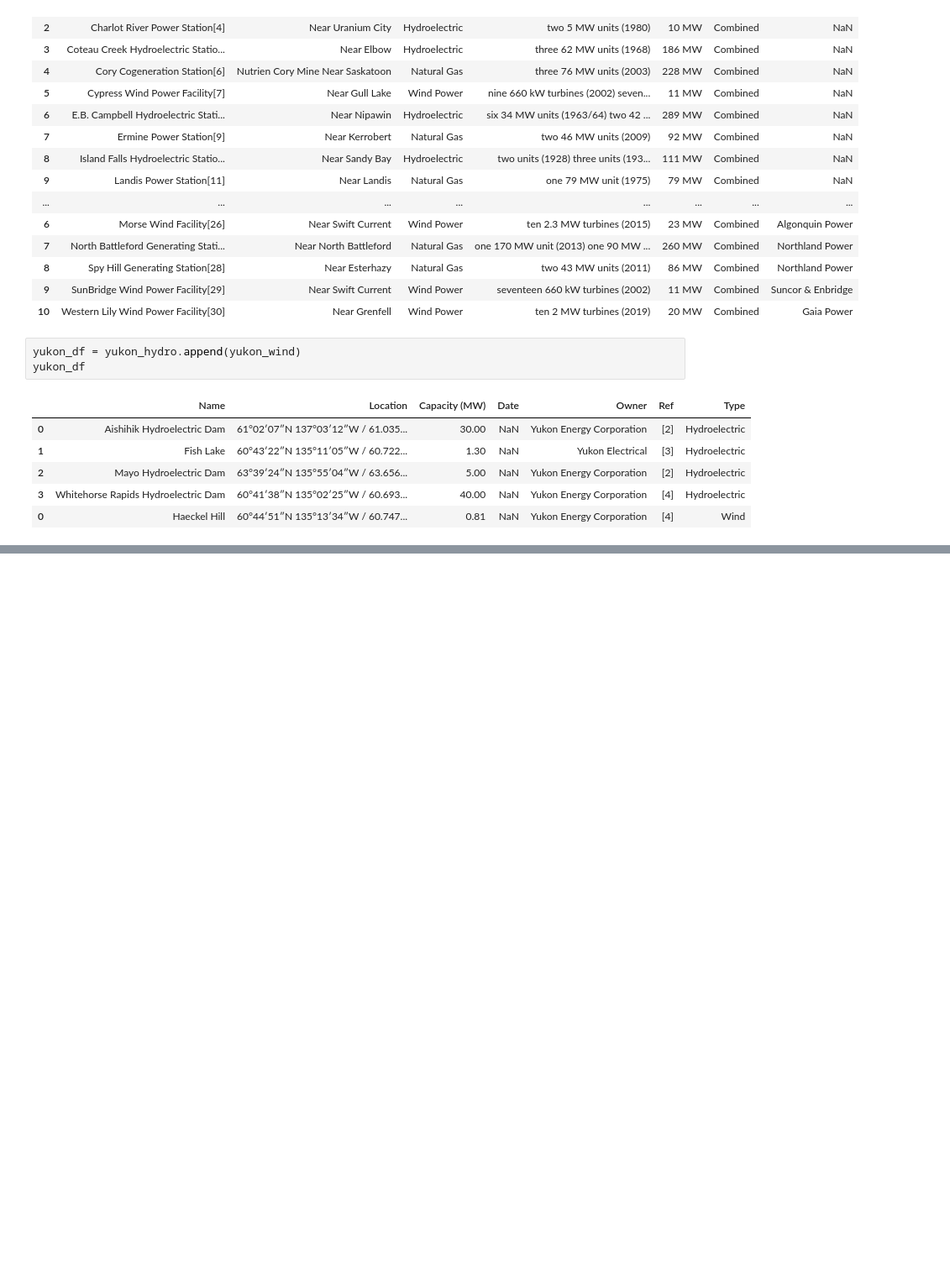
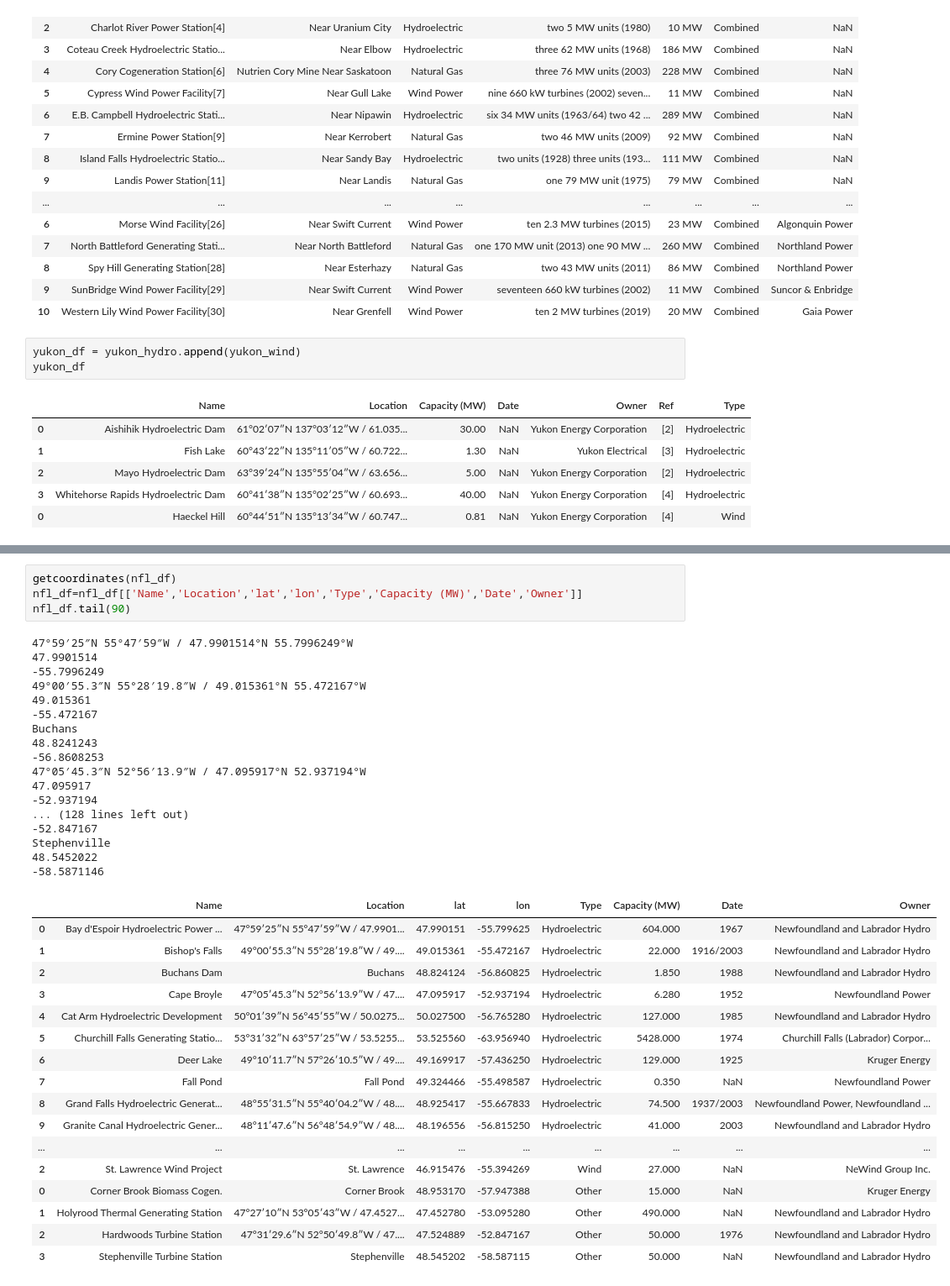
Before and after one commit to FarihaSiddiqui/Project-2, a Jupyter notebook: project.ipynb, the cells around one changed output, grey strips where cells are left out. Shown: that part at 84% size. Saved outputs shown, nothing was run; the diff lists cells and outputs as text; blank space fills up the shorter version.

```diff
--- a/project.ipynb
+++ b/project.ipynb
@@ -503,0 +731,39 @@ bc_df.tail(90)
+# %%
+getcoordinates(nfl_df)
+nfl_df=nfl_df[['Name','Location','lat','lon','Type','Capacity (MW)','Date','Owner']]
+nfl_df.tail(90)
+# %% [output]
+47°59′25″N 55°47′59″W﻿ / ﻿47.9901514°N 55.7996249°W
+47.9901514
+-55.7996249
+49°00′55.3″N 55°28′19.8″W﻿ / ﻿49.015361°N 55.472167°W
+49.015361
+-55.472167
+Buchans
+48.8241243
+-56.8608253
+47°05′45.3″N 52°56′13.9″W﻿ / ﻿47.095917°N 52.937194°W
+47.095917
+-52.937194
+... (128 lines left out)
+-52.847167
+Stephenville
+48.5452022
+-58.5871146
+|  | Name | Location | lat | lon | Type | Capacity (MW) | Date | Owner |
+| 0 | Bay d'Espoir Hydroelectric Power ... | 47°59′25″N 55°47′59″W﻿ / ﻿47.9901... | 47.990151 | -55.799625 | Hydroelectric | 604.000 | 1967 | Newfoundland and Labrador Hydro |
+| 1 | Bishop's Falls | 49°00′55.3″N 55°28′19.8″W﻿ / ﻿49.... | 49.015361 | -55.472167 | Hydroelectric | 22.000 | 1916/2003 | Newfoundland and Labrador Hydro |
+| 2 | Buchans Dam | Buchans | 48.824124 | -56.860825 | Hydroelectric | 1.850 | 1988 | Newfoundland and Labrador Hydro |
+| 3 | Cape Broyle | 47°05′45.3″N 52°56′13.9″W﻿ / ﻿47.... | 47.095917 | -52.937194 | Hydroelectric | 6.280 | 1952 | Newfoundland Power |
+| 4 | Cat Arm Hydroelectric Development | 50°01′39″N 56°45′55″W﻿ / ﻿50.0275... | 50.027500 | -56.765280 | Hydroelectric | 127.000 | 1985 | Newfoundland and Labrador Hydro |
+| 5 | Churchill Falls Generating Statio... | 53°31′32″N 63°57′25″W﻿ / ﻿53.5255... | 53.525560 | -63.956940 | Hydroelectric | 5428.000 | 1974 | Churchill Falls (Labrador) Corpor... |
+| 6 | Deer Lake | 49°10′11.7″N 57°26′10.5″W﻿ / ﻿49.... | 49.169917 | -57.436250 | Hydroelectric | 129.000 | 1925 | Kruger Energy |
+| 7 | Fall Pond | Fall Pond | 49.324466 | -55.498587 | Hydroelectric | 0.350 | NaN | Newfoundland Power |
+| 8 | Grand Falls Hydroelectric Generat... | 48°55′31.5″N 55°40′04.2″W﻿ / ﻿48.... | 48.925417 | -55.667833 | Hydroelectric | 74.500 | 1937/2003 | Newfoundland Power, Newfoundland ... |
+| 9 | Granite Canal Hydroelectric Gener... | 48°11′47.6″N 56°48′54.9″W﻿ / ﻿48.... | 48.196556 | -56.815250 | Hydroelectric | 41.000 | 2003 | Newfoundland and Labrador Hydro |
+| ... | ... | ... | ... | ... | ... | ... | ... | ... |
+| 2 | St. Lawrence Wind Project | St. Lawrence | 46.915476 | -55.394269 | Wind | 27.000 | NaN | NeWind Group Inc. |
+| 0 | Corner Brook Biomass Cogen. | Corner Brook | 48.953170 | -57.947388 | Other | 15.000 | NaN | Kruger Energy |
+| 1 | Holyrood Thermal Generating Station | 47°27′10″N 53°05′43″W﻿ / ﻿47.4527... | 47.452780 | -53.095280 | Other | 490.000 | NaN | Newfoundland and Labrador Hydro |
+| 2 | Hardwoods Turbine Station | 47°31′29.6″N 52°50′49.8″W﻿ / ﻿47.... | 47.524889 | -52.847167 | Other | 50.000 | 1976 | Newfoundland and Labrador Hydro |
+| 3 | Stephenville Turbine Station | Stephenville | 48.545202 | -58.587115 | Other | 50.000 | NaN | Newfoundland and Labrador Hydro |
```
Also changed, not shown: parts of 43 cells of this notebook.
